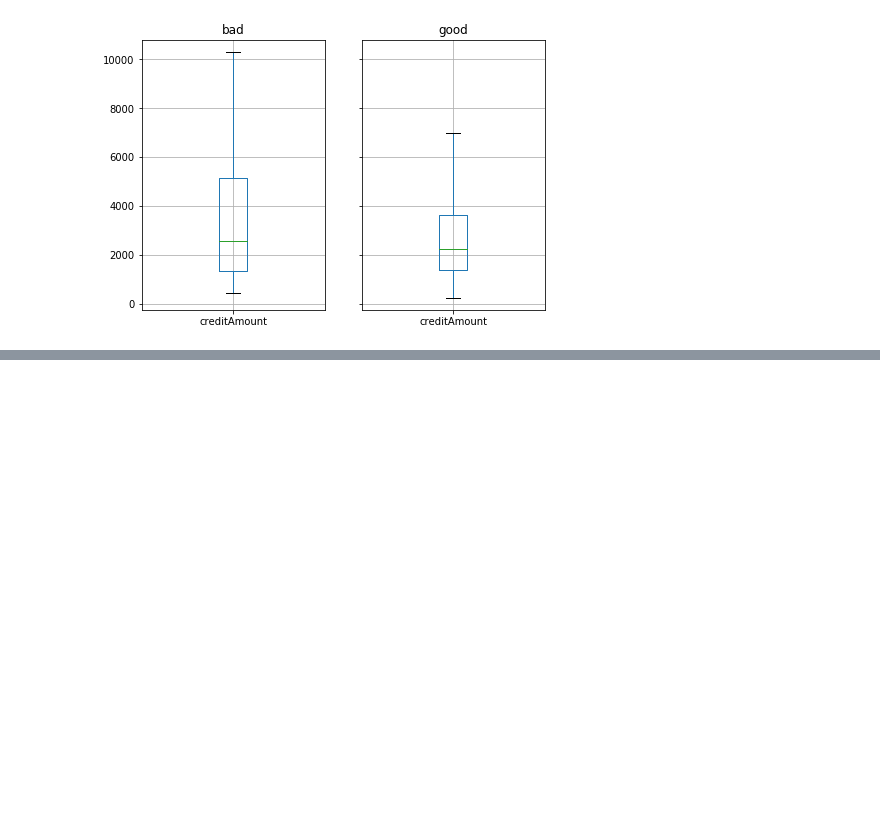
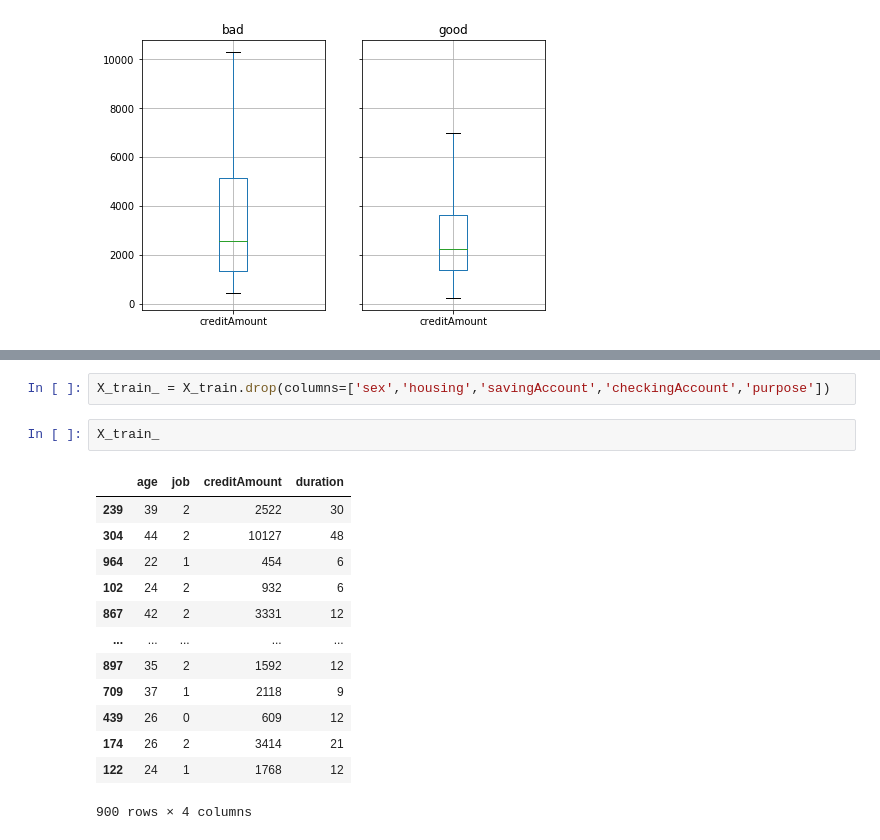
Before and after one commit to fbarth/ml-course, a Jupyter notebook: scripts/python/2020_german_credit.ipynb, the cells around one changed output, grey strips where cells are left out. Cells and saved outputs as stored; diff of their text form; blank space fills up the shorter version.

```diff
--- a/scripts/python/2020_german_credit.ipynb
+++ b/scripts/python/2020_german_credit.ipynb
@@ -272,0 +328,18 @@ dtype: object
+# %%
+X_train_ = X_train.drop(columns=['sex','housing','savingAccount','checkingAccount','purpose'])
+# %%
+X_train_
+# %% [output]
+|  | age | job | creditAmount | duration |
+| 239 | 39 | 2 | 2522 | 30 |
+| 304 | 44 | 2 | 10127 | 48 |
+| 964 | 22 | 1 | 454 | 6 |
+| 102 | 24 | 2 | 932 | 6 |
+| 867 | 42 | 2 | 3331 | 12 |
+| ... | ... | ... | ... | ... |
+| 897 | 35 | 2 | 1592 | 12 |
+| 709 | 37 | 1 | 2118 | 9 |
+| 439 | 26 | 0 | 609 | 12 |
+| 174 | 26 | 2 | 3414 | 21 |
+| 122 | 24 | 1 | 1768 | 12 |
+900 rows × 4 columns
```
Also changed, not shown: parts of 30 cells of this notebook, 1 other file.
